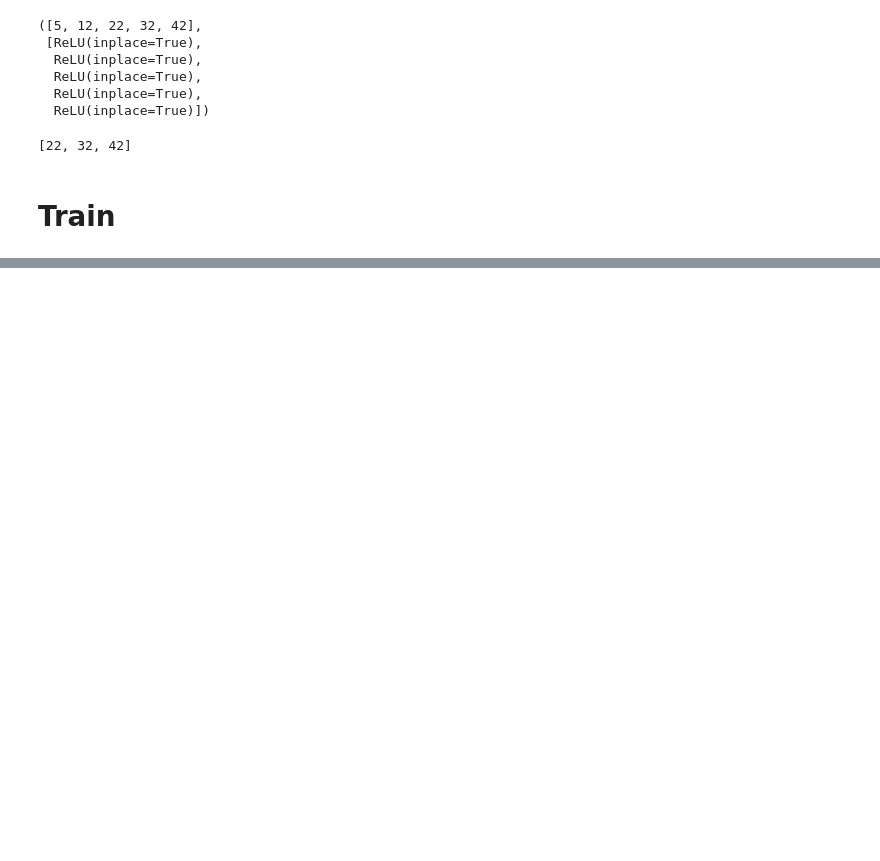
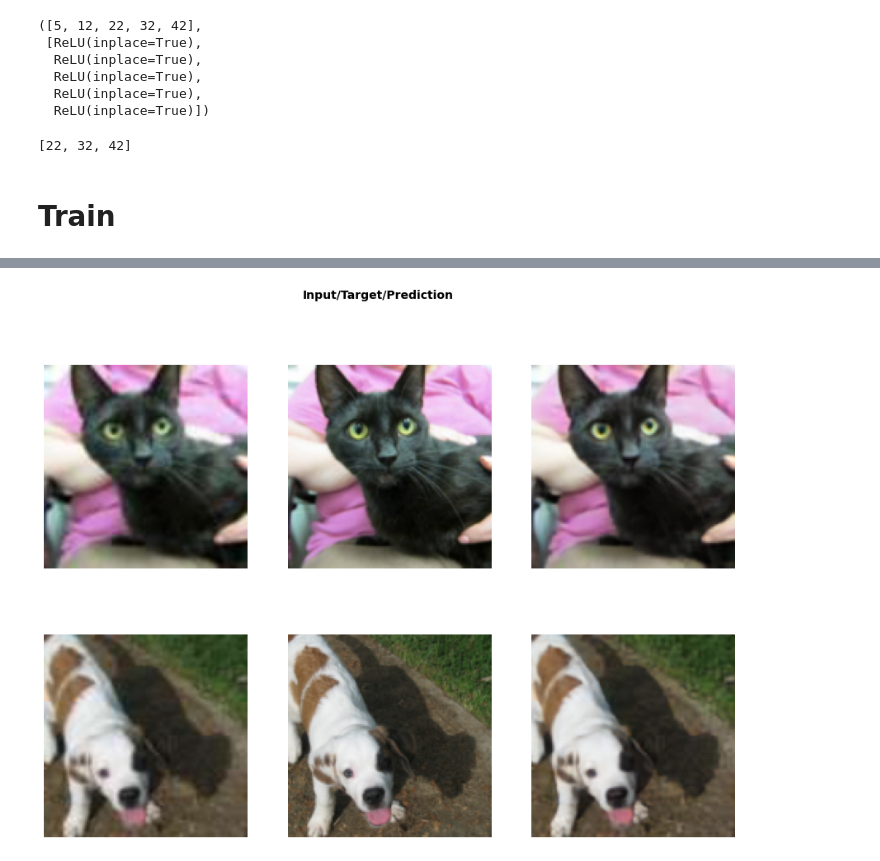
Before and after one commit to Hustens0hn/fastai, a Jupyter notebook: dev_nbs/course/selfmade/lesson7-superres_selfmade.ipynb, the cells around one changed output, grey strips where cells are left out. Cells and saved outputs as stored; diff of their text form; code cells hidden in the pictures; blank space fills up the shorter version.

```diff
--- a/dev_nbs/course/selfmade/lesson7-superres_selfmade.ipynb
+++ b/dev_nbs/course/selfmade/lesson7-superres_selfmade.ipynb
@@ -203,6 +189,10 @@ class FeatureLoss(Module): # feat_loss = FeatureLoss(vgg_m, blocks[2:5], [5,15,2
                              for f_in, f_out, w in zip(in_feat, out_feat, self.wgts)]
         self.feat_losses += [base_loss(gram_matrix(f_in), gram_matrix(f_out), reduction=reduction)*w**2 * 5e3
                              for f_in, f_out, w in zip(in_feat, out_feat, self.wgts)]
+        if reduction=='none':
+          self.feat_losses = [f.mean(dim=[1,2,3]) for f in self.feat_losses[:4]] + [f.mean(dim=[1,2]) for f in self.feat_losses[4:]]
+        for n,l in zip(self.metric_names, self.feat_losses): setattr(self, n, l)
+        return sum(self.feat_losses)
 
     def __del__(self):
         self.hooks.remove()
@@ -220,0 +237,3 @@ RuntimeError: CUDA out of memory. Tried to allocate 1.20 GiB (GPU 0; 4.00 GiB to
+# %%
+learn.show_results(max_n=2, figsize=(15,11))
+# %% [output]
@@ -220,0 +241 @@ RuntimeError: CUDA out of memory. Tried to allocate 1.20 GiB (GPU 0; 4.00 GiB to
+[figure, added]
```
Also changed, not shown: parts of 26 cells of this notebook.
